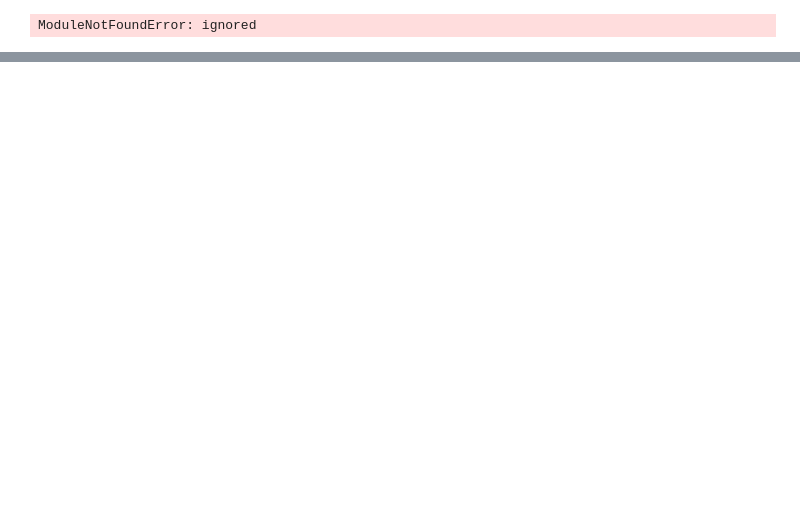
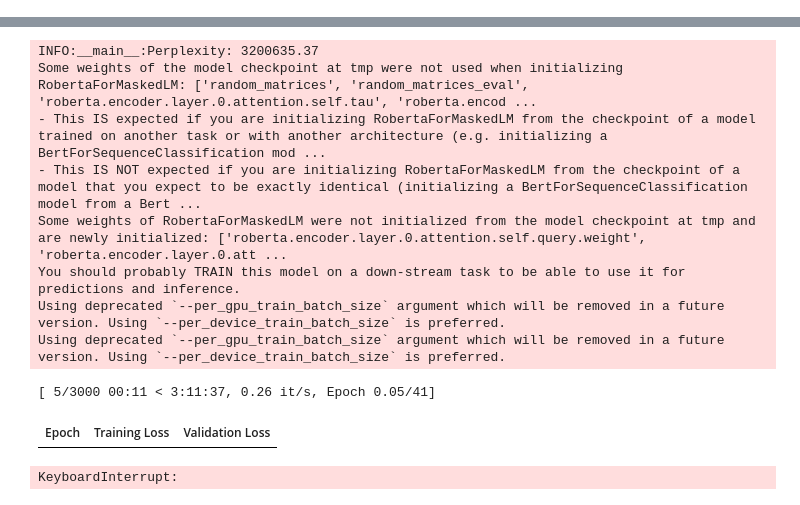
Before and after one commit to NotDachun/bert-rfa, a Jupyter notebook: convert_model_to_RFA.ipynb, the cells around one changed output, grey strips where cells are left out. Drawn from its saved outputs; the diff is of its cells as text; code cells hidden in the pictures; blank space fills up the shorter version.

Commit message:
completed notebook to convert model to rfa

```diff
--- a/convert_model_to_RFA.ipynb
+++ b/convert_model_to_RFA.ipynb
@@ -49,11 +25,23 @@ import os
 import math
 import copy
 import torch
-from transformers import RobertaForMaskedLM, RobertaTokenizerFast, TextDataset, DataCollatorForLanguageModeling, Trainer
+import torch.nn as nn
+from argparse import Namespace
+from dataclasses import dataclass, field
+from datasets import load_dataset
+from transformers import (
+    AutoModelForMaskedLM,
+    AutoTokenizer,
+    TextDataset,
+    DataCollatorForLanguageModeling,
+    Trainer,
+    PretrainedConfig,
+    AutoConfig,
+    MODEL_FOR_MASKED_LM_MAPPING
+)
+from fairseq.random_feature_attention.causal_attention import CausalAttention
+from fairseq.random_feature_attention.utils import load_random_matrices, sample_random_matrices
 from transformers import TrainingArguments, HfArgumentParser
-from fairseq.random_feature_attention import CausalAttention
 
 logger = logging.getLogger(__name__)
 logging.basicConfig(level=logging.INFO)
-# %% [output]
-ModuleNotFoundError: ignored
@@ -59,0 +191,44 @@ ModuleNotFoundError: ignored
+# %%
+@dataclass
+class RFAArguments:
+    random_feature: str = field(default="rrf")
+    init_scale: float = field(default=1.0)
+    causal_proj_dim: int = field(default=64, metadata={"help": "projection size for rfa"})
+    learned_tau: bool = field(default=False)
+    norm_rescale: bool = field(default=False)
+    cuda_causal_rfa: bool = field(default=False)
+    use_input_gate: bool = field(default=False)
+
+parser = HfArgumentParser((TrainingArguments, RFAArguments,))
+
+training_args, rfa_args = parser.parse_args_into_dataclasses(look_for_args_file=False, args=[
+    '--output_dir', 'tmp',
+    '--warmup_steps', '500',
+    '--learning_rate', '0.00003',
+    '--weight_decay', '0.01',
+    '--adam_epsilon', '1e-6',
+    '--max_steps', '3000',
+    '--logging_steps', '500',
+    '--save_steps', '500',
+    '--max_grad_norm', '5.0',
+    '--per_gpu_eval_batch_size', '8',
+    '--per_gpu_train_batch_size', '2',
+    '--gradient_accumulation_steps', '32',
+    '--evaluation_strategy', 'epoch',
+    '--prediction_loss_only', 'True',
+    '--do_train',
+    '--do_eval',
+])
+# training_args.val_datapath = 'wikitext-103-raw/wiki.valid.raw'
+# training_args.train_datapath = 'wikitext-103-raw/wiki.train.raw'
+
+# Choose GPU
+import os
+os.environ["CUDA_VISIBLE_DEVICES"] = "0"
+# %%
+model = AutoModelRFAForMaskedLM.from_pretrained('roberta-base', rfa_args=rfa_args)
+tokenizer = AutoTokenizer.from_pretrained('roberta-base', use_fast=True)
+config = model.config
+# %%
+pretrain_and_evaluate_load_data(training_args, model, tokenizer, ('wikitext', 'wikitext-2-raw-v1'), eval_only=False, model_path=training_args.output_dir)
+# %% [output]
@@ -59,0 +253,11 @@ ModuleNotFoundError: ignored
+INFO:__main__:Perplexity: 3200635.37
+Some weights of the model checkpoint at tmp were not used when initializing RobertaForMaskedLM: ['random_matrices', 'random_matrices_eval', 'roberta.encoder.layer.0.attention.self.tau', 'roberta.encod ...
+- This IS expected if you are initializing RobertaForMaskedLM from the checkpoint of a model trained on another task or with another architecture (e.g. initializing a BertForSequenceClassification mod ...
+- This IS NOT expected if you are initializing RobertaForMaskedLM from the checkpoint of a model that you expect to be exactly identical (initializing a BertForSequenceClassification model from a Bert ...
+Some weights of RobertaForMaskedLM were not initialized from the model checkpoint at tmp and are newly initialized: ['roberta.encoder.layer.0.attention.self.query.weight', 'roberta.encoder.layer.0.att ...
+You should probably TRAIN this model on a down-stream task to be able to use it for predictions and inference.
+Using deprecated `--per_gpu_train_batch_size` argument which will be removed in a future version. Using `--per_device_train_batch_size` is preferred.
+Using deprecated `--per_gpu_train_batch_size` argument which will be removed in a future version. Using `--per_device_train_batch_size` is preferred.
+[ 5/3000 00:11 < 3:11:37, 0.26 it/s, Epoch 0.05/41]
+| Epoch | Training Loss | Validation Loss |
+KeyboardInterrupt:
```
Also changed, not shown: parts of 9 cells of this notebook.
